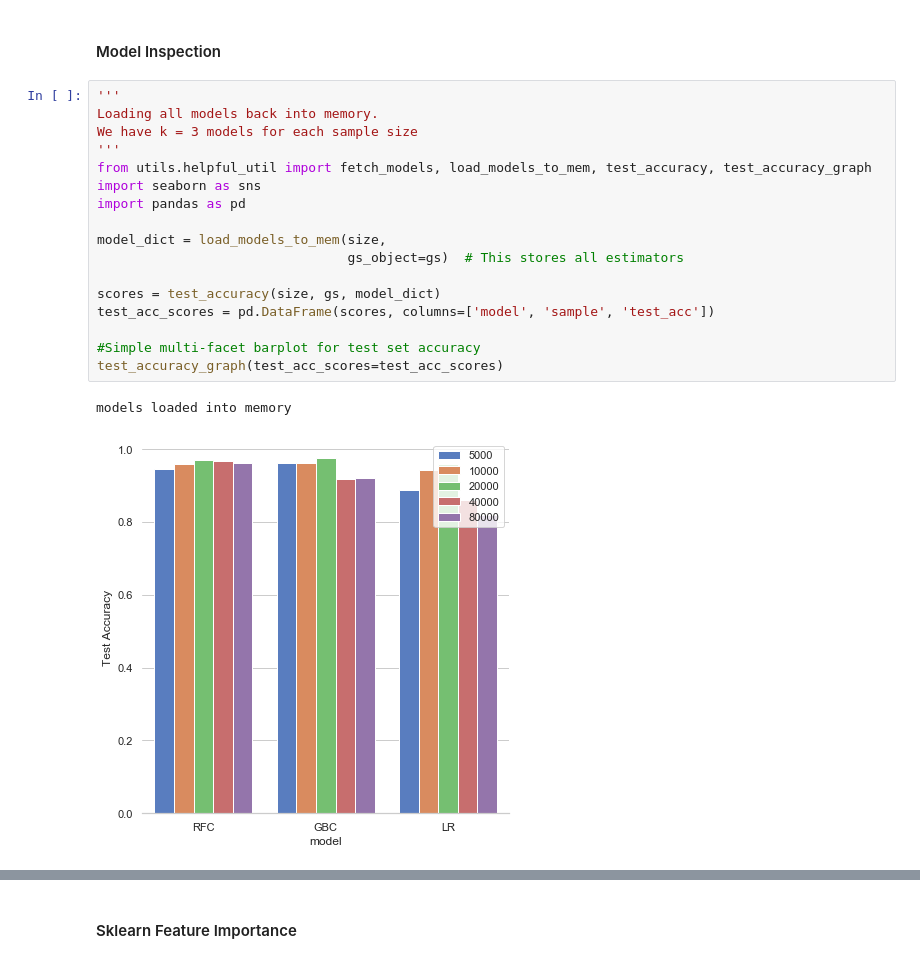
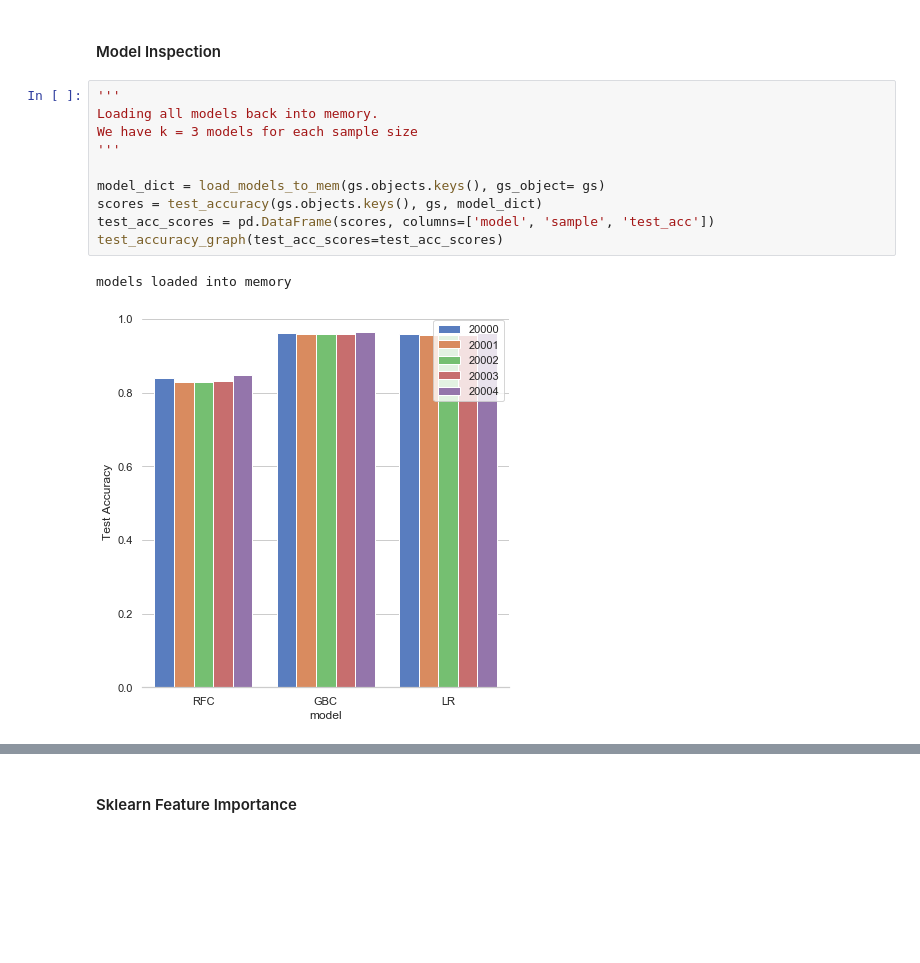
Before and after one commit to jacobdineen/hiccs2021, a Jupyter notebook: main.ipynb, the cells around one changed output, grey strips where cells are left out. Drawn from its saved outputs; the diff is of its cells as text; blank space fills up the shorter version.

```diff
--- a/main.ipynb
+++ b/main.ipynb
@@ -58,23 +100,16 @@ else:
 # %%
 '''
 Loading all models back into memory.
 We have k = 3 models for each sample size
 '''
-from utils.helpful_util import fetch_models, load_models_to_mem, test_accuracy, test_accuracy_graph
-import seaborn as sns
-import pandas as pd
 
-model_dict = load_models_to_mem(size,
-                                gs_object=gs)  # This stores all estimators
-
-scores = test_accuracy(size, gs, model_dict)
+model_dict = load_models_to_mem(gs.objects.keys(), gs_object= gs)
+scores = test_accuracy(gs.objects.keys(), gs, model_dict)
 test_acc_scores = pd.DataFrame(scores, columns=['model', 'sample', 'test_acc'])
-
-#Simple multi-facet barplot for test set accuracy
 test_accuracy_graph(test_acc_scores=test_acc_scores)
 # %% [output]
 models loaded into memory
-[figure, old version]
+[figure, new version]
 # %%
 # ---------------------------------------------------------------------------------------------------------------
 # Some classification Reports and Confusion Matrices
```
Also changed, not shown: parts of 17 cells of this notebook, 41 other files.
